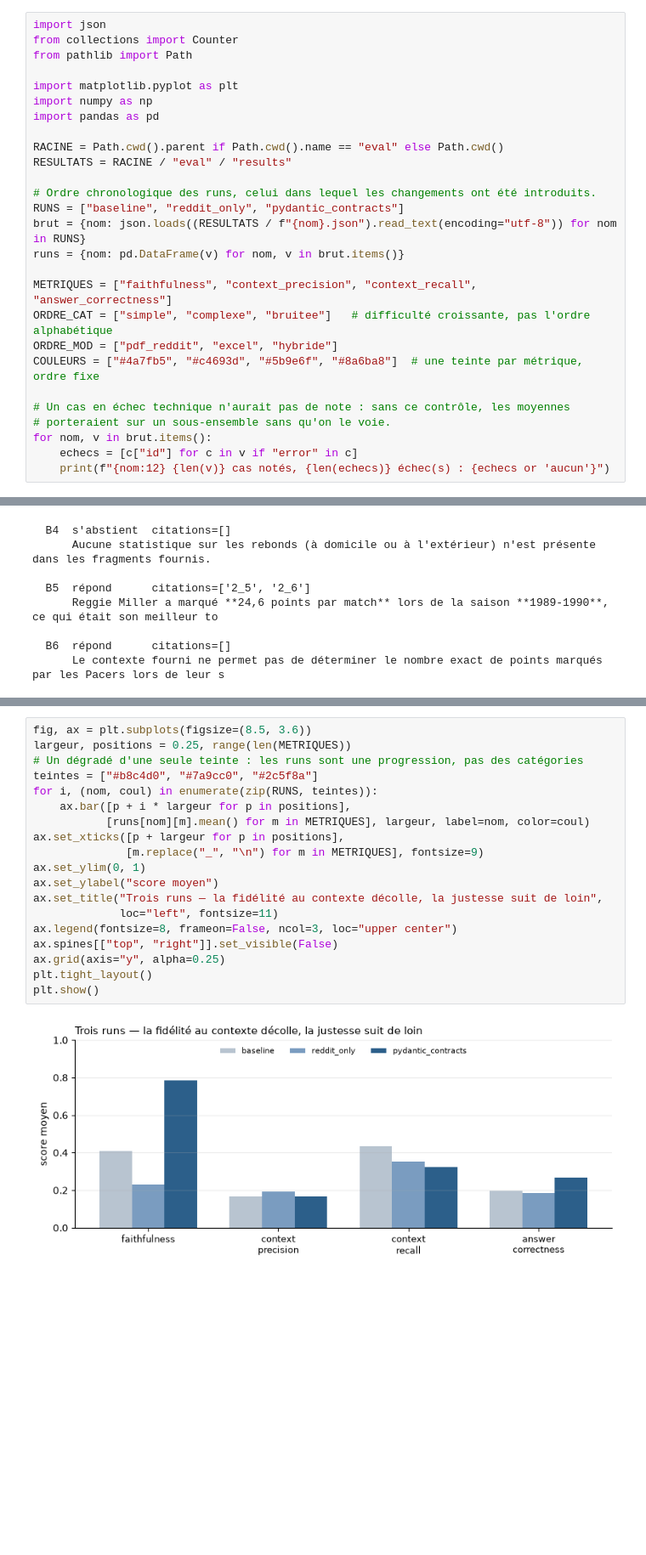
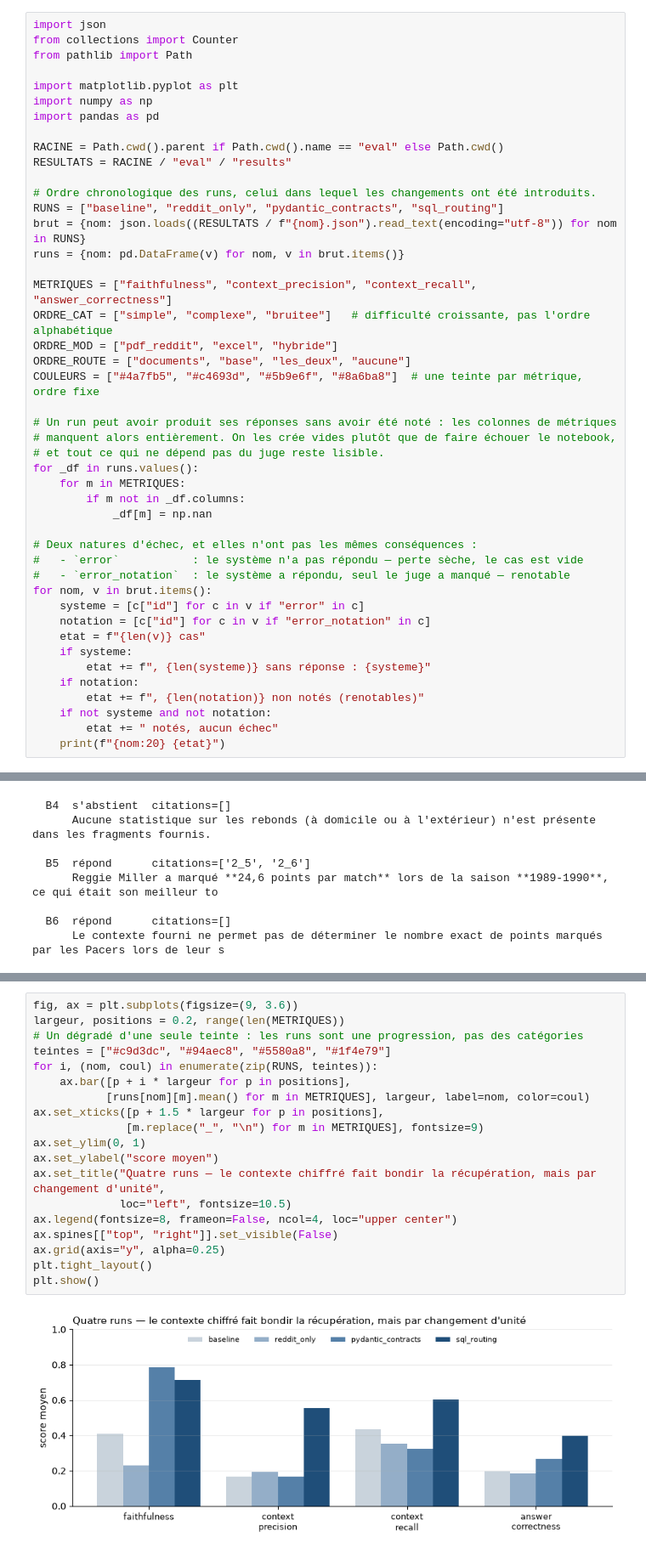
Before and after one commit to FaizaKh93/Projet10_mission, a Jupyter notebook: eval/analyze_results.ipynb, the cells around one changed output, grey strips where cells are left out. Shown at 85% size. Drawn from its saved outputs; the diff is of its cells as text; blank space fills up the shorter version.

Commit message:
Measure the routed SQL system and compare it against the three earlier runs

```diff
--- a/eval/analyze_results.ipynb
+++ b/eval/analyze_results.ipynb
@@ -38,18 +39,36 @@ RACINE = Path.cwd().parent if Path.cwd().name == "eval" else Path.cwd()
 RESULTATS = RACINE / "eval" / "results"
 
 # Ordre chronologique des runs, celui dans lequel les changements ont été introduits.
-RUNS = ["baseline", "reddit_only", "pydantic_contracts"]
+RUNS = ["baseline", "reddit_only", "pydantic_contracts", "sql_routing"]
 brut = {nom: json.loads((RESULTATS / f"{nom}.json").read_text(encoding="utf-8")) for nom in RUNS}
 runs = {nom: pd.DataFrame(v) for nom, v in brut.items()}
 
 METRIQUES = ["faithfulness", "context_precision", "context_recall", "answer_correctness"]
 ORDRE_CAT = ["simple", "complexe", "bruitee"]   # difficulté croissante, pas l'ordre alphabétique
 ORDRE_MOD = ["pdf_reddit", "excel", "hybride"]
+ORDRE_ROUTE = ["documents", "base", "les_deux", "aucune"]
 COULEURS = ["#4a7fb5", "#c4693d", "#5b9e6f", "#8a6ba8"]  # une teinte par métrique, ordre fixe
 
-# Un cas en échec technique n'aurait pas de note : sans ce contrôle, les moyennes
-# porteraient sur un sous-ensemble sans qu'on le voie.
+# Un run peut avoir produit ses réponses sans avoir été noté : les colonnes de métriques
+# manquent alors entièrement. On les crée vides plutôt que de faire échouer le notebook,
+# et tout ce qui ne dépend pas du juge reste lisible.
+for _df in runs.values():
+    for m in METRIQUES:
+        if m not in _df.columns:
+            _df[m] = np.nan
+
+# Deux natures d'échec, et elles n'ont pas les mêmes conséquences :
+#   - `error`           : le système n'a pas répondu — perte sèche, le cas est vide
+#   - `error_notation`  : le système a répondu, seul le juge a manqué — renotable
 for nom, v in brut.items():
-    echecs = [c["id"] for c in v if "error" in c]
-    print(f"{nom:12} {len(v)} cas notés, {len(echecs)} échec(s) : {echecs or 'aucun'}")
+    systeme = [c["id"] for c in v if "error" in c]
+    notation = [c["id"] for c in v if "error_notation" in c]
+    etat = f"{len(v)} cas"
+    if systeme:
+        etat += f", {len(systeme)} sans réponse : {systeme}"
+    if notation:
+        etat += f", {len(notation)} non notés (renotables)"
+    if not systeme and not notation:
+        etat += " notés, aucun échec"
+    print(f"{nom:20} {etat}")
 # %% [output]
@@ -631,24 +891,24 @@ reddit_only          -> pydantic_contracts   contextes identiques : 18/18
 # %%
-fig, ax = plt.subplots(figsize=(8.5, 3.6))
-largeur, positions = 0.25, range(len(METRIQUES))
+fig, ax = plt.subplots(figsize=(9, 3.6))
+largeur, positions = 0.2, range(len(METRIQUES))
 # Un dégradé d'une seule teinte : les runs sont une progression, pas des catégories
-teintes = ["#b8c4d0", "#7a9cc0", "#2c5f8a"]
+teintes = ["#c9d3dc", "#94aec8", "#5580a8", "#1f4e79"]
 for i, (nom, coul) in enumerate(zip(RUNS, teintes)):
     ax.bar([p + i * largeur for p in positions],
            [runs[nom][m].mean() for m in METRIQUES], largeur, label=nom, color=coul)
-ax.set_xticks([p + largeur for p in positions],
+ax.set_xticks([p + 1.5 * largeur for p in positions],
               [m.replace("_", "\n") for m in METRIQUES], fontsize=9)
 ax.set_ylim(0, 1)
 ax.set_ylabel("score moyen")
-ax.set_title("Trois runs — la fidélité au contexte décolle, la justesse suit de loin",
-             loc="left", fontsize=11)
-ax.legend(fontsize=8, frameon=False, ncol=3, loc="upper center")
+ax.set_title("Quatre runs — le contexte chiffré fait bondir la récupération, mais par changement d'unité",
+             loc="left", fontsize=10.5)
+ax.legend(fontsize=8, frameon=False, ncol=4, loc="upper center")
 ax.spines[["top", "right"]].set_visible(False)
 ax.grid(axis="y", alpha=0.25)
 plt.tight_layout()
 plt.show()
 # %% [output]
-[figure, old version]
+[figure, new version]
 # %%
 # Le détail par modalité : c'est là que les moyennes globales se compensent
 pd.concat(
```
Also changed, not shown: parts of 55 cells of this notebook, 7 other files.
